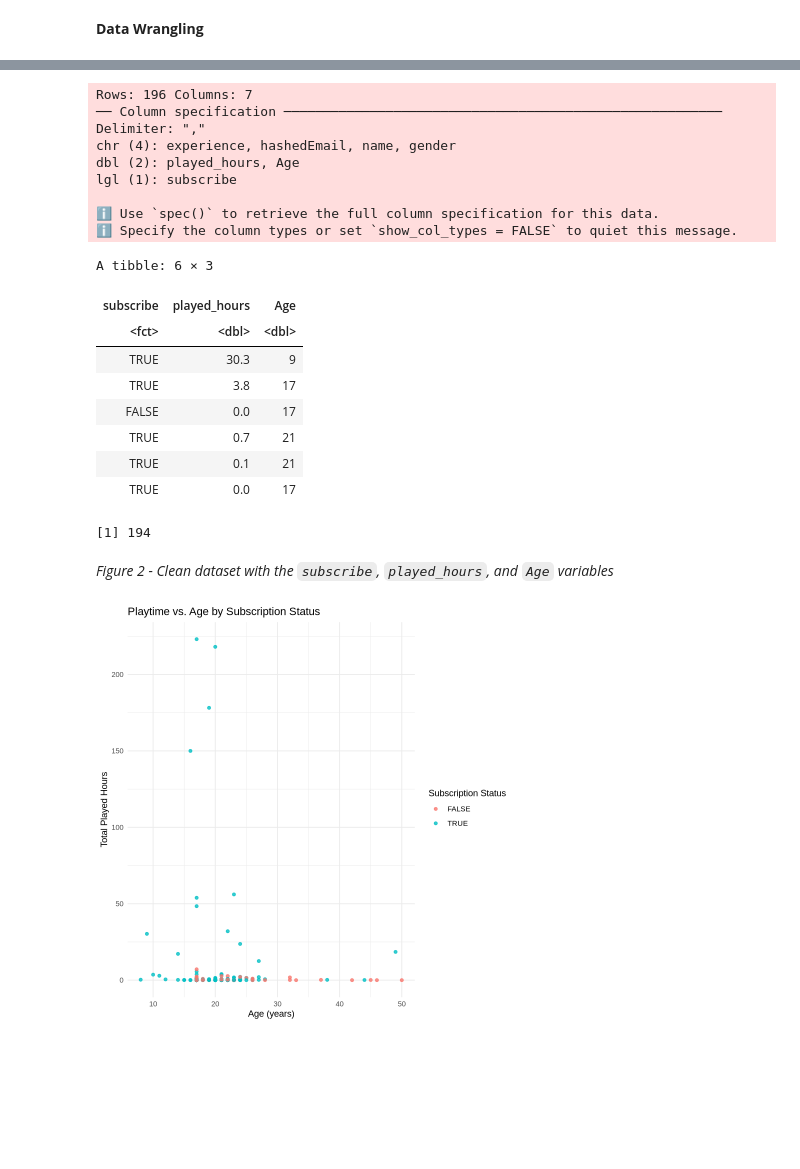
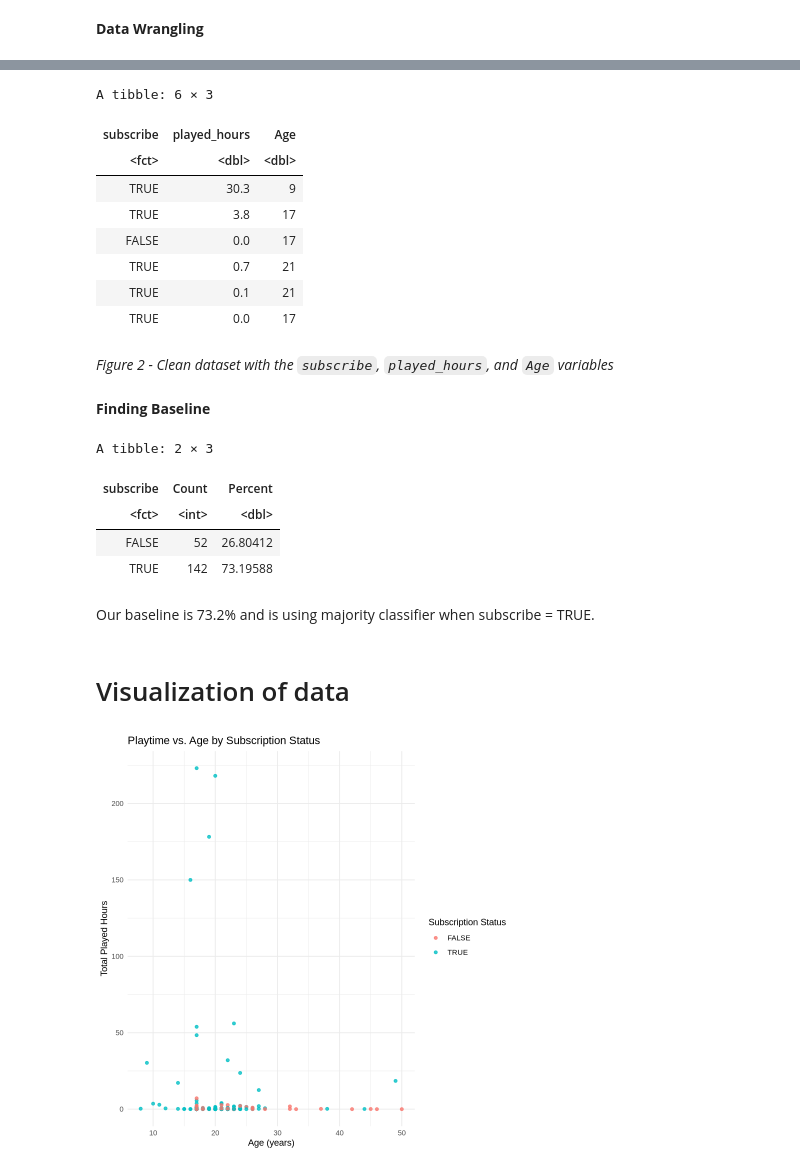
Before and after one commit to crmnwn06/minecraft-data, a Jupyter notebook: GROUP 1 FINAL.ipynb, the cells around one changed output, grey strips where cells are left out. Drawn from its saved outputs; the diff is of its cells as text; code cells hidden in the pictures; blank space fills up the shorter version.

```diff
--- a/GROUP 1 FINAL.ipynb
+++ b/GROUP 1 FINAL.ipynb
@@ -82,25 +96,11 @@ After identifying the best k-value (k = 7), we trained a final model on the full
 # %%
-players <- read_csv("https://raw.githubusercontent.com/crmnwn06/minecraft-data/refs/heads/main/players.csv" )
-
 clean_player <- players |>
-    select(subscribe, played_hours,Age) |>
-    mutate(subscribe=as_factor(subscribe)) |>
+    select(subscribe , played_hours , Age) |>
+    mutate(subscribe = as_factor(subscribe)) |>
     na.omit()
-
 head(clean_player)
-
-nrow(clean_player)
 # %% [output]
-Rows: 196 Columns: 7
-── Column specification ────────────────────────────────────────────────────────
-Delimiter: ","
-chr (4): experience, hashedEmail, name, gender
-dbl (2): played_hours, Age
-lgl (1): subscribe
-
-ℹ Use `spec()` to retrieve the full column specification for this data.
-ℹ Specify the column types or set `show_col_types = FALSE` to quiet this message.
+A tibble: 6 × 3
-A tibble: 6 × 3
 | subscribe | played_hours | Age |
 | <fct> | <dbl> | <dbl> |
 | TRUE | 30.3 | 9 |
@@ -109,7 +109,25 @@ A tibble: 6 × 3
 | TRUE | 0.7 | 21 |
 | TRUE | 0.1 | 21 |
 | TRUE | 0.0 | 17 |
-[1] 194
 # %% [markdown]
 *Figure 2 - Clean dataset with the `subscribe`, `played_hours`, and `Age` variables*
+# %% [markdown]
+**Finding Baseline**
+# %%
+baseline <- clean_player |>
+    group_by(subscribe) |>
+    summarize(Count = n()) |>
+    mutate(Percent = Count / nrow(clean_player)) |>
+    mutate(Percent = 100 * Percent)
+baseline
+# %% [output]
+A tibble: 2 × 3
+| subscribe | Count | Percent |
+| <fct> | <int> | <dbl> |
+| FALSE | 52 | 26.80412 |
+| TRUE | 142 | 73.19588 |
+# %% [markdown]
+Our baseline is 73.2% and is using majority classifier when subscribe = TRUE.
+# %% [markdown]
+# Visualization of data
 # %%
```
Also changed, not shown: parts of 30 cells of this notebook.
